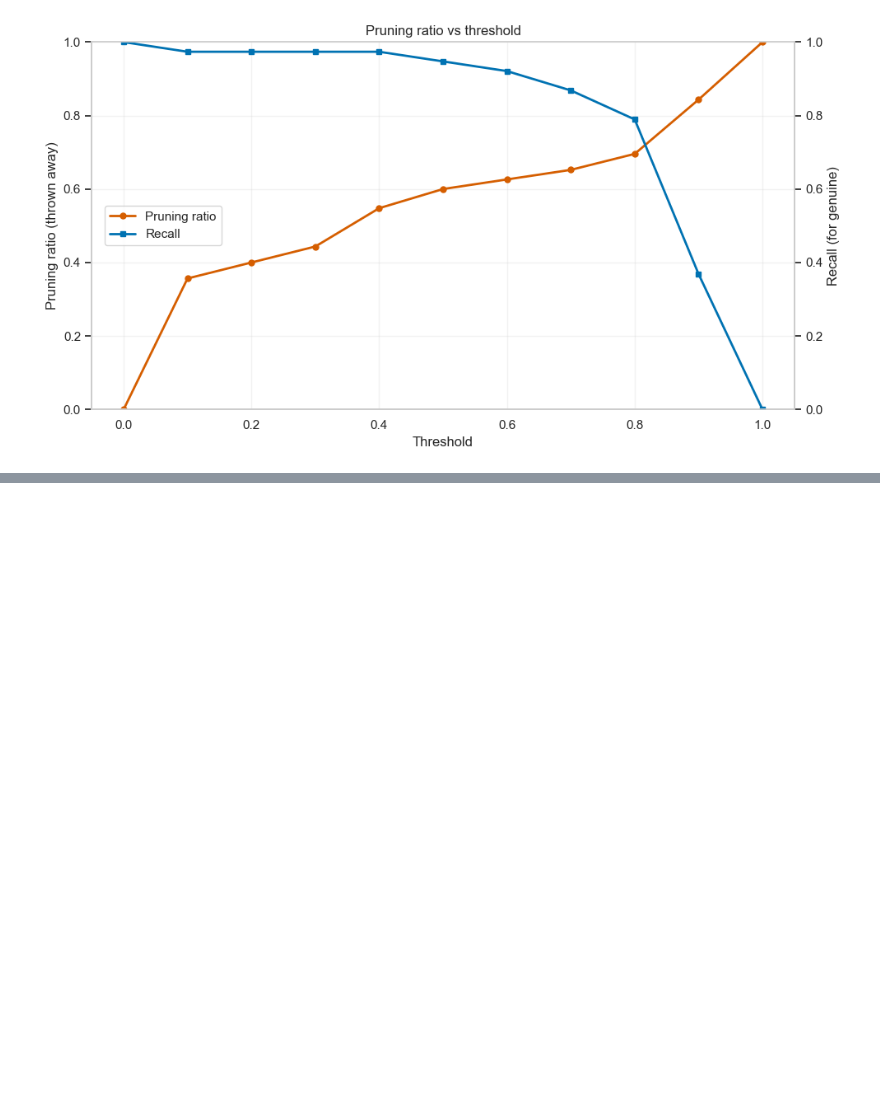
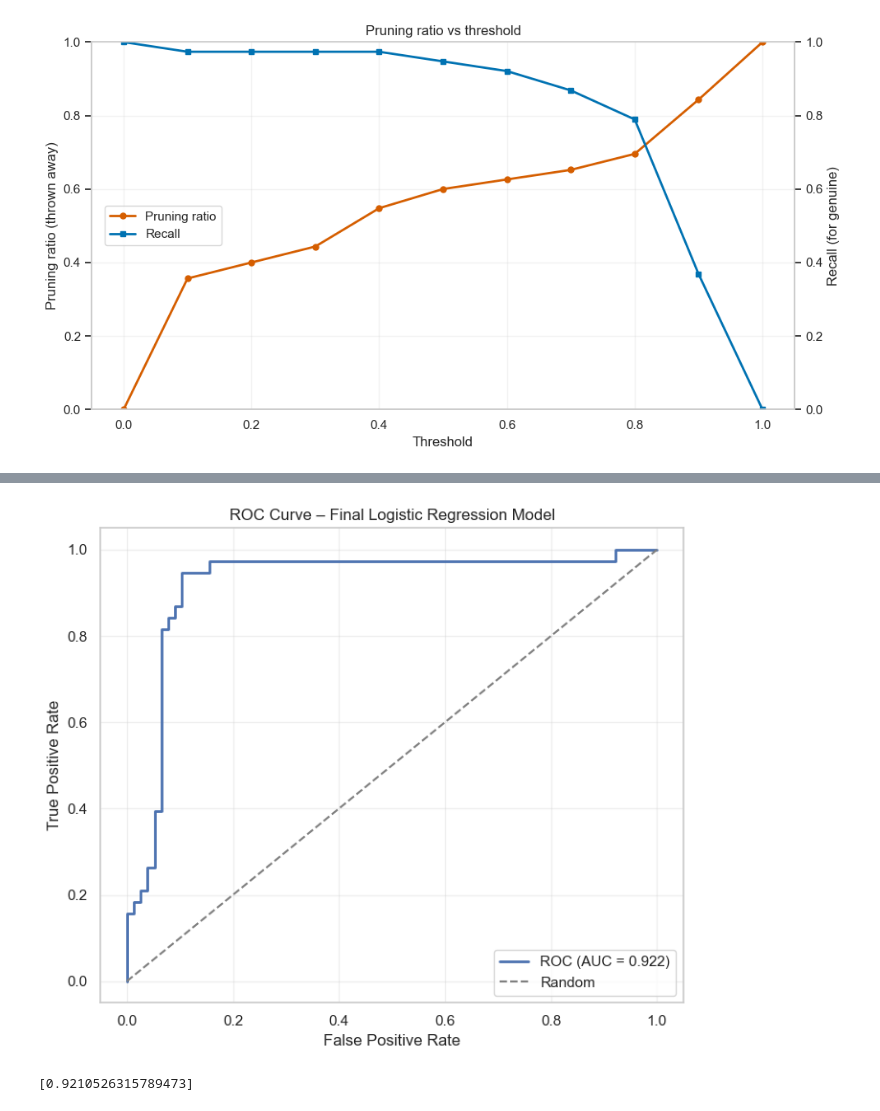
Before and after one commit to Jynns/dataprofiling_gen_fd, a Jupyter notebook: notebooks/pruning_policy.ipynb, the cells around one changed output, grey strips where cells are left out. Drawn from its saved outputs; the diff is of its cells as text; code cells hidden in the pictures; blank space fills up the shorter version.

Commit message:
pruning_output

```diff
--- a/notebooks/pruning_policy.ipynb
+++ b/notebooks/pruning_policy.ipynb
@@ -1014,0 +1011,16 @@ ValueError: columns are missing: {'improved_lb_log_filled', 'has_log_bound'}
+# %%
+plt.figure(figsize=(7, 6))
+
+plt.plot(fpr, tpr, label=f"ROC (AUC = {auc:.3f})", linewidth=2)
+plt.plot([0, 1], [0, 1], linestyle="--", color="gray", label="Random")
+
+plt.xlabel("False Positive Rate")
+plt.ylabel("True Positive Rate")
+plt.title("ROC Curve – Final Logistic Regression Model")
+plt.legend(loc="lower right")
+plt.grid(alpha=0.3)
+
+plt.tight_layout()
+plt.show()
+# %% [output]
+[figure, added]
@@ -1014,0 +1031,4 @@ ValueError: columns are missing: {'improved_lb_log_filled', 'has_log_bound'}
+# %%
+[ classification_report(y_test, pred_adjusted,output_dict=True)['True']["recall"]]
+# %% [output]
+[0.9210526315789473]
```
Also changed, not shown: parts of 20 cells of this notebook, 1 other file.
